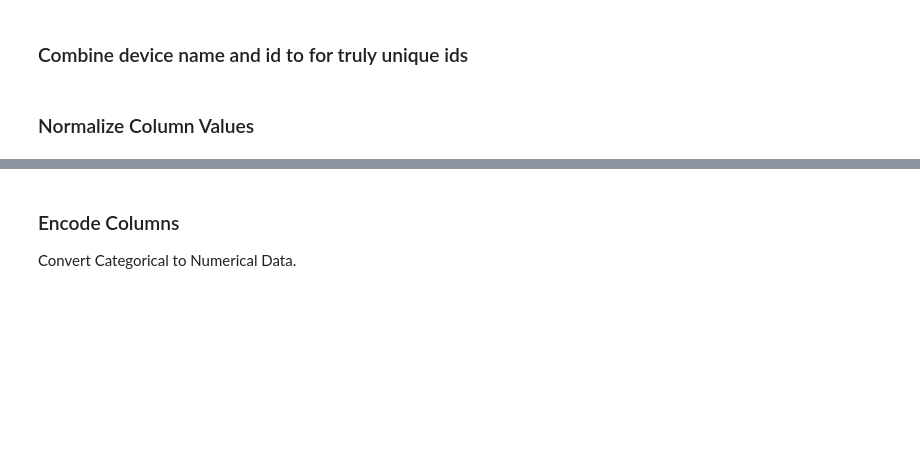
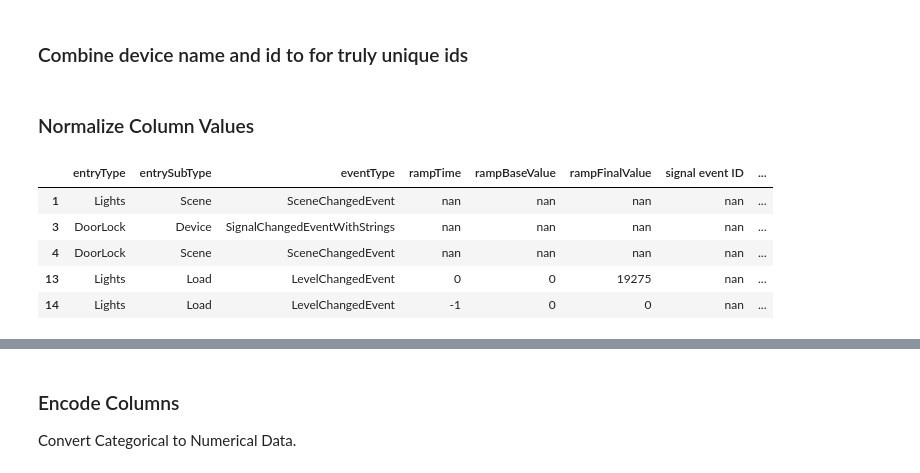
Before and after one commit to RBSystems/DataScience, a Jupyter notebook: data_preprocess.ipynb, the cells around one changed output, grey strips where cells are left out. Drawn from its saved outputs; the diff is of its cells as text; code cells hidden in the pictures; blank space fills up the shorter version.

```diff
--- a/data_preprocess.ipynb
+++ b/data_preprocess.ipynb
@@ -249,3 +250,15 @@ for index, row in df.iterrows():
         df.at[index, 'auto_setpoint'] = auto_temp[0]
 # %%
 df = save_or_load_from_checkpoint('./checkpoints/data_2.h5')
+# %%
+test_df = save_or_load_from_checkpoint('./checkpoints/data_3.h5')
+# %%
+test_df = test_df.fillna('nan')
+test_df.head()
+# %% [output]
+|  | entryType | entrySubType | eventType | rampTime | rampBaseValue | rampFinalValue | signal event ID | ... |
+| 1 | Lights | Scene | SceneChangedEvent | nan | nan | nan | nan | ... |
+| 3 | DoorLock | Device | SignalChangedEventWithStrings | nan | nan | nan | nan | ... |
+| 4 | DoorLock | Scene | SceneChangedEvent | nan | nan | nan | nan | ... |
+| 13 | Lights | Load | LevelChangedEvent | 0 | 0 | 19275 | nan | ... |
+| 14 | Lights | Load | LevelChangedEvent | -1 | 0 | 0 | nan | ... |
```
Also changed, not shown: parts of 14 cells of this notebook, 2 other files.
